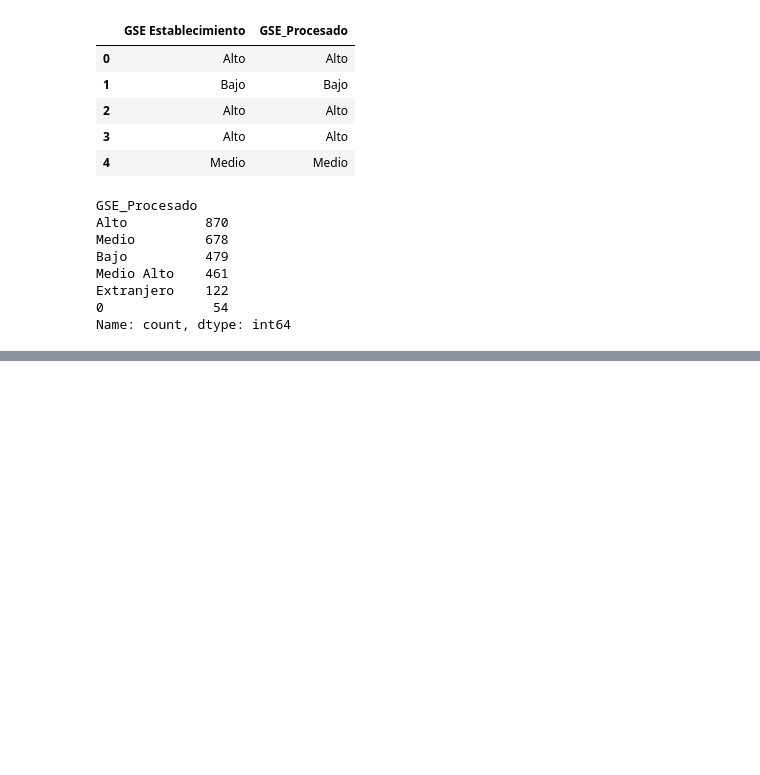
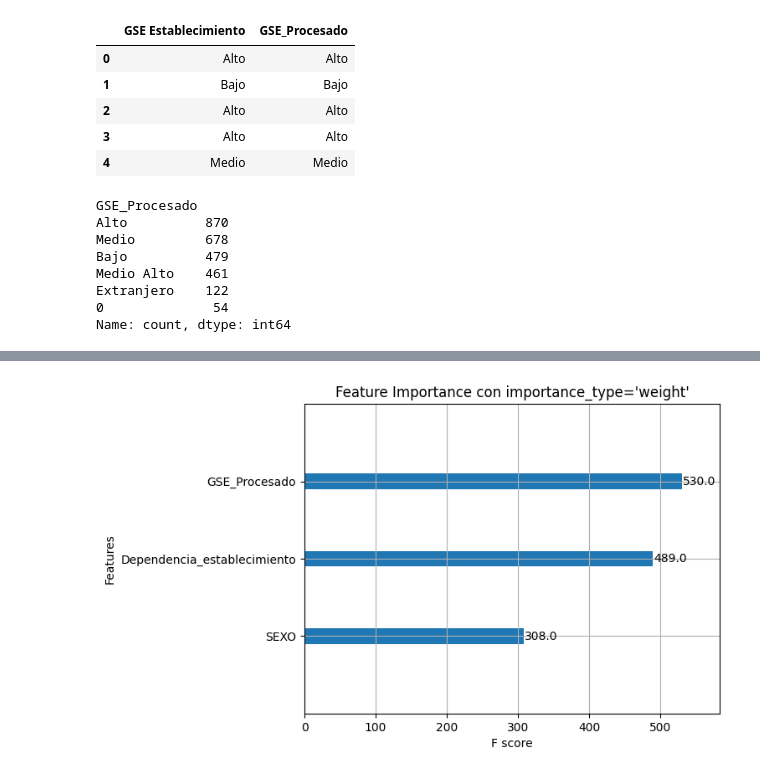
Before and after one commit to RodrigoMolinaAvila/Fondecyt-11241304, a Jupyter notebook: base_maestra/base_maestra_preprocesing.ipynb, the cells around one changed output, grey strips where cells are left out. Saved outputs shown, nothing was run; the diff lists cells and outputs as text; code cells hidden in the pictures; blank space fills up the shorter version.

```diff
--- a/base_maestra/base_maestra_preprocesing.ipynb
+++ b/base_maestra/base_maestra_preprocesing.ipynb
@@ -167,0 +322,10 @@ shap.summary_plot(shap_values, X_test)
+# %%
+from sklearn.model_selection import train_test_split
+
+# Seleccionar las columnas relevantes
+X = df[['Dependencia_establecimiento', 'GSE_Procesado', 'SEXO']]
+y = df['Tiene_fondecyt']
+
+# Dividir los datos en conjuntos de entrenamiento y prueba
+X_train, X_test, y_train, y_test = train_test_split(
+    X, y, test_size=0.2, random_state=48, stratify=y)
@@ -167,0 +345,9 @@ shap.summary_plot(shap_values, X_test)
+# %%
+import xgboost as xgb
+
+X_train['Dependencia_establecimiento'] = X_train['Dependencia_establecimiento'].astype('category')
+X_train['GSE_Procesado'] = X_train['GSE_Procesado'].astype('category')
+X_train['SEXO'] = X_train['SEXO'].astype('category')
+
+clf = xgb.XGBClassifier(enable_categorical=True)
+clf.fit(X_train, y_train)
@@ -167,0 +470,11 @@ shap.summary_plot(shap_values, X_test)
+# %%
+import xgboost as xgb
+
+import matplotlib.pyplot as plt
+
+# weight: número de veces que una característica es usada para dividir los datos
+xgb.plot_importance(clf, max_num_features=20)
+plt.title("Feature Importance con importance_type='weight'")
+plt.show()
+# %% [output]
+[figure, added]
```
Also changed, not shown: parts of 24 cells of this notebook.
